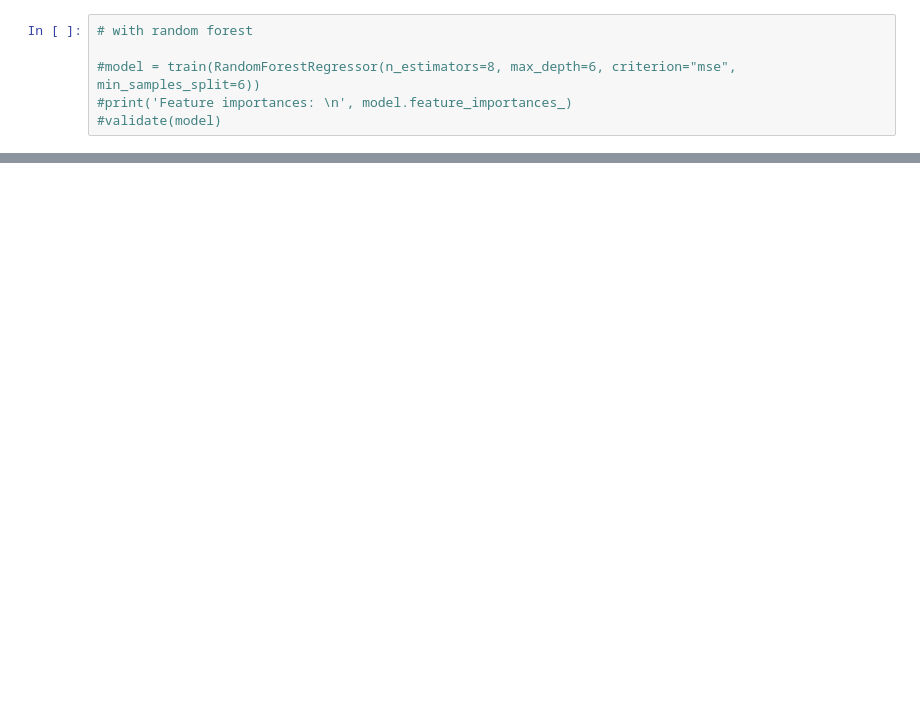
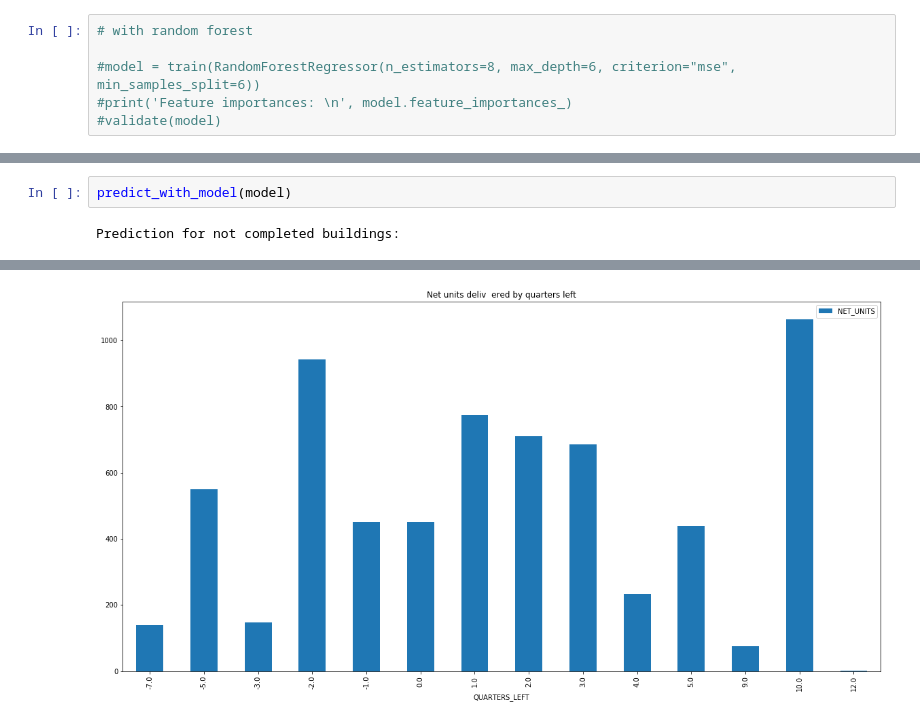
Before and after one commit to openland/statecraft-projects, a Jupyter notebook: housing_pipeline.ipynb, the cells around one changed output, grey strips where cells are left out. Saved outputs shown, nothing was run; the diff lists cells and outputs as text; blank space fills up the shorter version.

```diff
--- a/housing_pipeline.ipynb
+++ b/housing_pipeline.ipynb
@@ -240,0 +266,4 @@ def predict_with_model(model):
+# %%
+predict_with_model(model)
+# %% [output]
+Prediction for not completed buildings:
@@ -241,3 +288,4 @@ def predict_with_model(model):
+[figure, added]
 # %%
 # with linear regression
 
```
Also changed, not shown: parts of 9 cells of this notebook, 2 other files.
